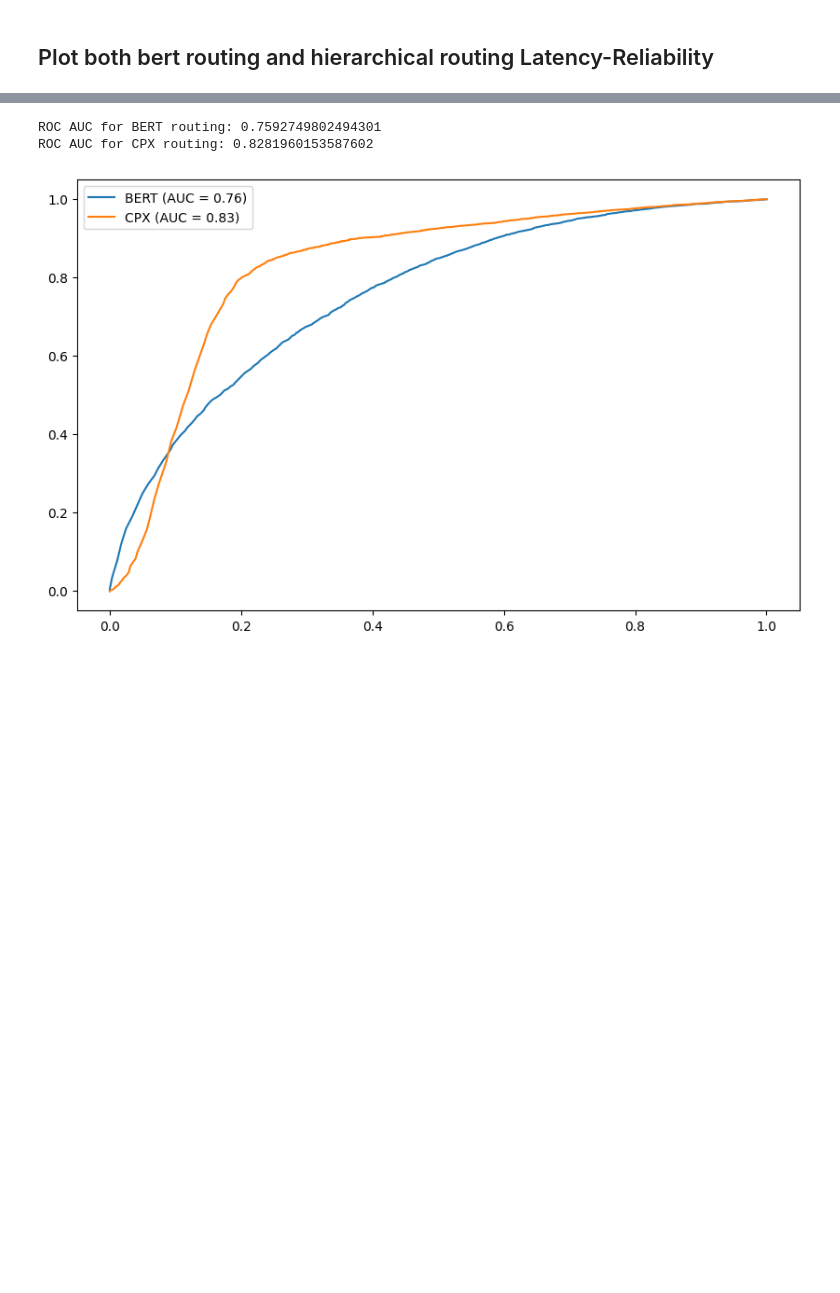
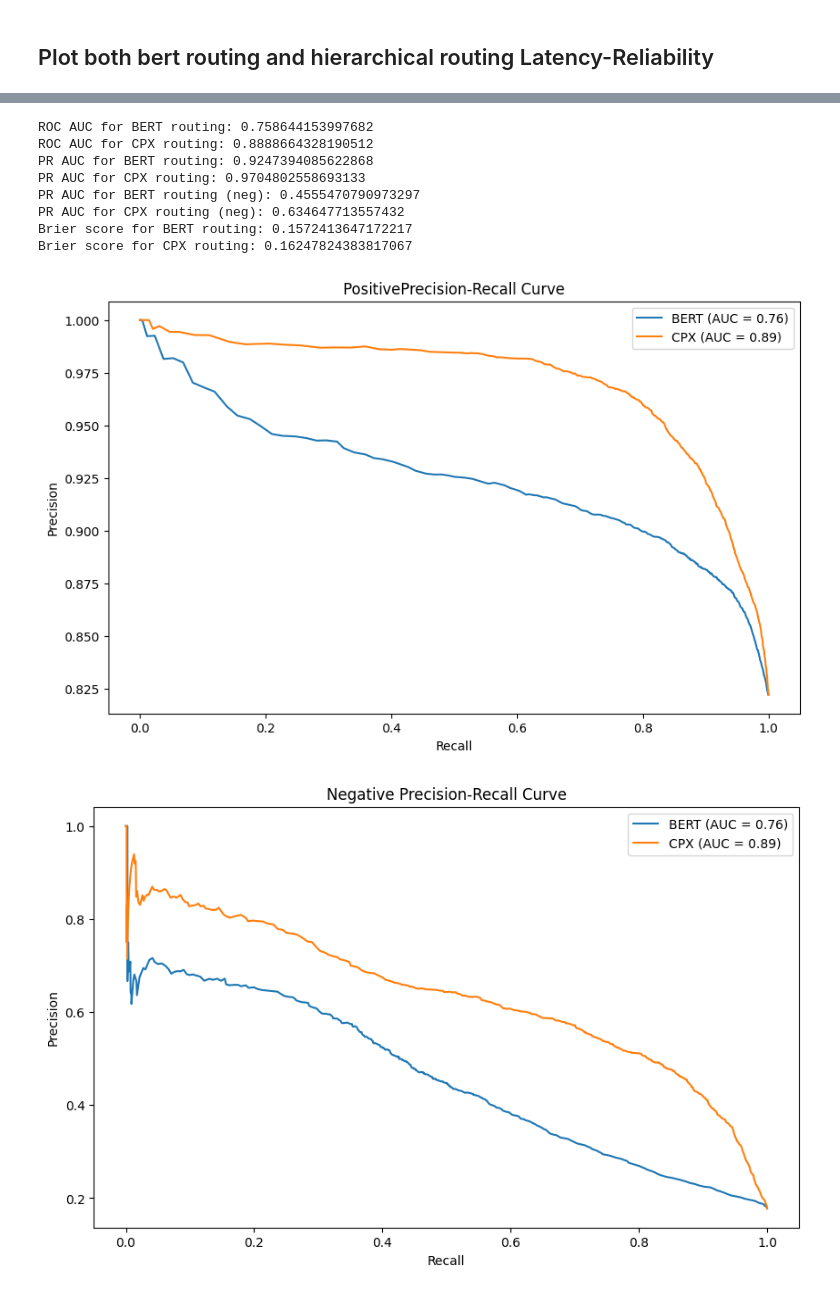
Before and after one commit to hhosseini1377/LLM_routing, a Jupyter notebook: notebooks/trade_off.ipynb, the cells around one changed output, grey strips where cells are left out. Drawn from its saved outputs; the diff is of its cells as text; code cells hidden in the pictures; blank space fills up the shorter version.

Commit message:
Different routing policies evaluated

```diff
--- a/notebooks/trade_off.ipynb
+++ b/notebooks/trade_off.ipynb
@@ -381,30 +362,86 @@ Min reduction: -73.98%
 # %%
-from sklearn.metrics import roc_curve, auc, f1_score, precision_score, recall_score
+from sklearn.metrics import roc_curve, auc, f1_score, precision_score, recall_score, precision_recall_curve, brier_score_loss
 import pickle
+import numpy as np
 # Get ROC curve for BERT routing
+
 with open(bert_prob_dir, 'rb') as f:
     bert_probabilities = pickle.load(f)
 
 fpr_bert, tpr_bert, thresholds_bert = roc_curve(bert_probabilities['labels'], bert_probabilities['probabilities'])
 roc_auc_bert = auc(fpr_bert, tpr_bert)
 
 print(f'ROC AUC for BERT routing: {roc_auc_bert}')
-
 # Get ROC curve for CPX routing
-with open('./cpx_model/inference_logs/probabilities_20251205-170119.pkl', 'rb') as f:
+with open(cpx_prob_dir, 'rb') as f:
     cpx_probabilities = pickle.load(f)
 
 fpr_cpx, tpr_cpx, thresholds_cpx = roc_curve(cpx_probabilities['labels'], cpx_probabilities['probabilities'])
 roc_auc_cpx = auc(fpr_cpx, tpr_cpx)
 print(f'ROC AUC for CPX routing: {roc_auc_cpx}')
 
+# GET precision recall curve for all three models
+precision_bert, recall_bert, thresholds_bert = precision_recall_curve(bert_probabilities['labels'], bert_probabilities['probabilities'])
+precision_cpx, recall_cpx, thresholds_cpx = precision_recall_curve(cpx_probabilities['labels'], cpx_probabilities['probabilities'])
+
+# get precision recall curve for class 0
+precision_bert_neg, recall_bert_neg, thresholds_bert_neg = precision_recall_curve(1 - np.array(bert_probabilities['labels']), 1 - np.array(bert_probabilities['probabilities']))
+precision_cpx_neg, recall_cpx_neg, thresholds_cpx_neg = precision_recall_curve(1 - np.array(cpx_probabilities['labels']), 1 - np.array(cpx_probabilities['probabilities']))
+
+# print pr_auc for all three models
+pr_auc_bert = auc(recall_bert, precision_bert)
+pr_auc_cpx = auc(recall_cpx, precision_cpx)
+pr_auc_bert_neg = auc(recall_bert_neg, precision_bert_neg)
+pr_auc_cpx_neg = auc(recall_cpx_neg, precision_cpx_neg)
+
+print(f'PR AUC for BERT routing: {pr_auc_bert}')
+print(f'PR AUC for CPX routing: {pr_auc_cpx}')
+print(f'PR AUC for BERT routing (neg): {pr_auc_bert_neg}')
+print(f'PR AUC for CPX routing (neg): {pr_auc_cpx_neg}')
+
+# get brier score for all three models
+brier_score_bert = brier_score_loss(bert_probabilities['labels'], bert_probabilities['probabilities'])
+brier_score_cpx = brier_score_loss(cpx_probabilities['labels'], cpx_probabilities['probabilities'])
+
+print(f'Brier score for BERT routing: {brier_score_bert}')
+print(f'Brier score for CPX routing: {brier_score_cpx}')
+
+#plot precision recall curve for all three models
+plt.figure(figsize=(10, 6))
+plt.plot(recall_bert, precision_bert, label=f'BERT (AUC = {roc_auc_bert:.2f})')
+plt.plot(recall_cpx, precision_cpx, label=f'CPX (AUC = {roc_auc_cpx:.2f})')
+plt.xlabel('Recall')
+plt.ylabel('Precision')
+plt.title('PositivePrecision-Recall Curve')
+plt.legend()
+plt.show()
+
+#plot negative precision recall curve for all three models
+plt.figure(figsize=(10, 6))
+plt.plot(recall_bert_neg, precision_bert_neg, label=f'BERT (AUC = {roc_auc_bert:.2f})')
+plt.plot(recall_cpx_neg, precision_cpx_neg, label=f'CPX (AUC = {roc_auc_cpx:.2f})')
+plt.xlabel('Recall')
+plt.ylabel('Precision')
+plt.title('Negative Precision-Recall Curve')
+plt.legend()
+
 #plot ROC curve for all three models
 plt.figure(figsize=(10, 6))
 plt.plot(fpr_bert, tpr_bert, label=f'BERT (AUC = {roc_auc_bert:.2f})')
 plt.plot(fpr_cpx, tpr_cpx, label=f'CPX (AUC = {roc_auc_cpx:.2f})')
+plt.xlabel('False Positive Rate')
+plt.ylabel('True Positive Rate')
+
 plt.legend()
 plt.show()
 # %% [output]
-ROC AUC for BERT routing: 0.7592749802494301
-ROC AUC for CPX routing: 0.8281960153587602
+ROC AUC for BERT routing: 0.758644153997682
+ROC AUC for CPX routing: 0.8888664328190512
+PR AUC for BERT routing: 0.9247394085622868
+PR AUC for CPX routing: 0.9704802558693133
+PR AUC for BERT routing (neg): 0.4555470790973297
+PR AUC for CPX routing (neg): 0.634647713557432
+Brier score for BERT routing: 0.1572413647172217
+Brier score for CPX routing: 0.16247824383817067
-[figure, old version]
+[figure, new version]
+[figure, added]
```
Also changed, not shown: parts of 12 cells of this notebook, 19 other files.
